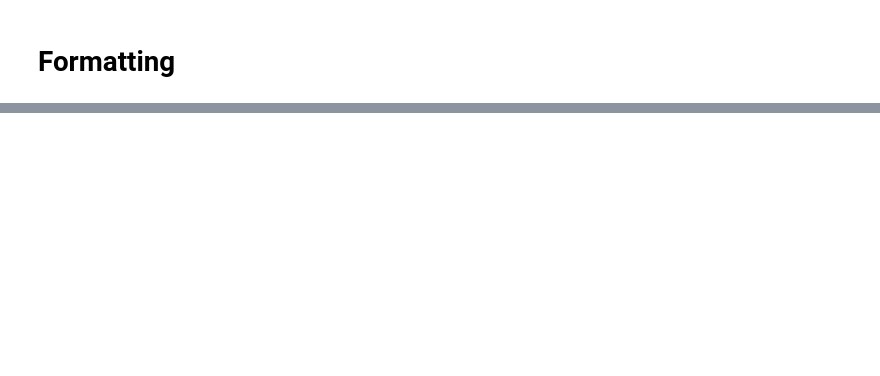
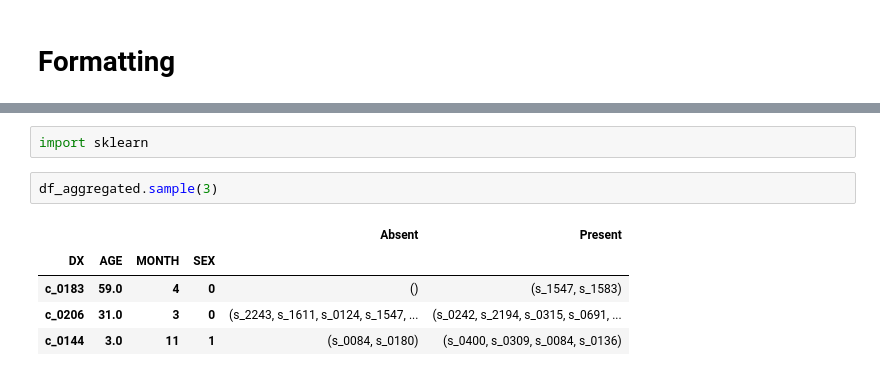
Before and after one commit to GYANTINC/ehr_dx, a Jupyter notebook: notebooks/Format.ipynb, the cells around one changed output, grey strips where cells are left out. Drawn from its saved outputs; the diff is of its cells as text; blank space fills up the shorter version.

```diff
--- a/notebooks/Explore.ipynb
+++ b/notebooks/Format.ipynb
@@ -203,0 +233,10 @@ Create flags for each symptom found so as to be useful as features for ML modeli
+# %%
+import sklearn
+# %%
+df_aggregated.sample(3)
+# %% [output]
+|  |  |  |  | Absent | Present |
+| DX | AGE | MONTH | SEX |  |  |
+| c_0183 | 59.0 | 4 | 0 | () | (s_1547, s_1583) |
+| c_0206 | 31.0 | 3 | 0 | (s_2243, s_1611, s_0124, s_1547, ... | (s_0242, s_2194, s_0315, s_0691, ... |
+| c_0144 | 3.0 | 11 | 1 | (s_0084, s_0180) | (s_0400, s_0309, s_0084, s_0136) |
```
Also changed, not shown: parts of 10 cells of this notebook.
